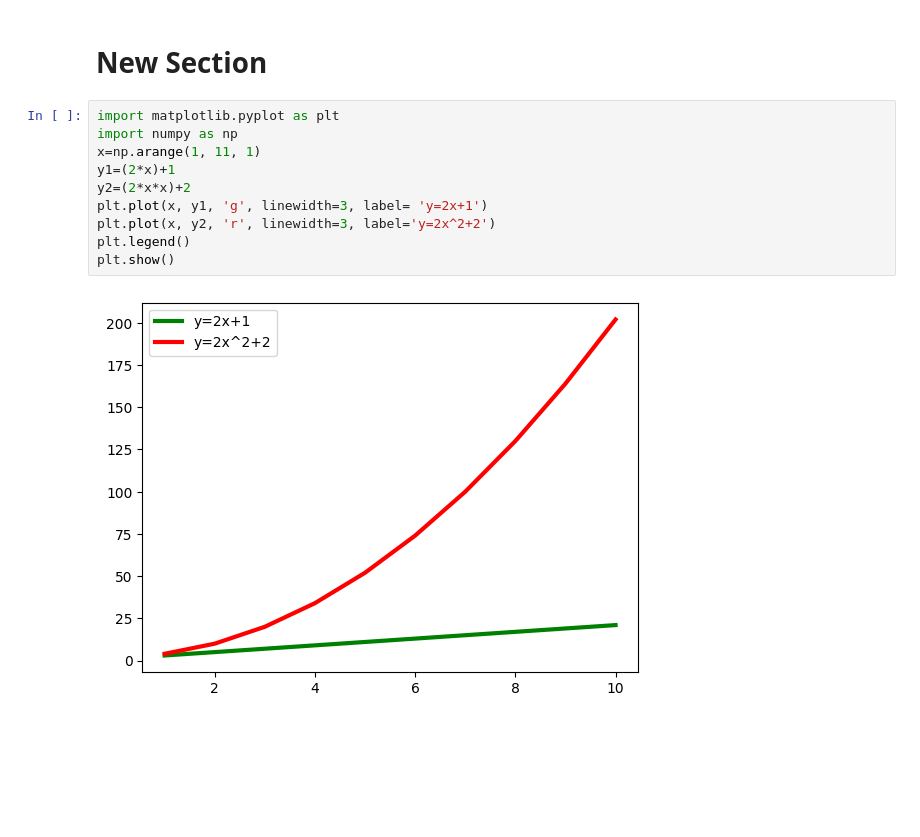
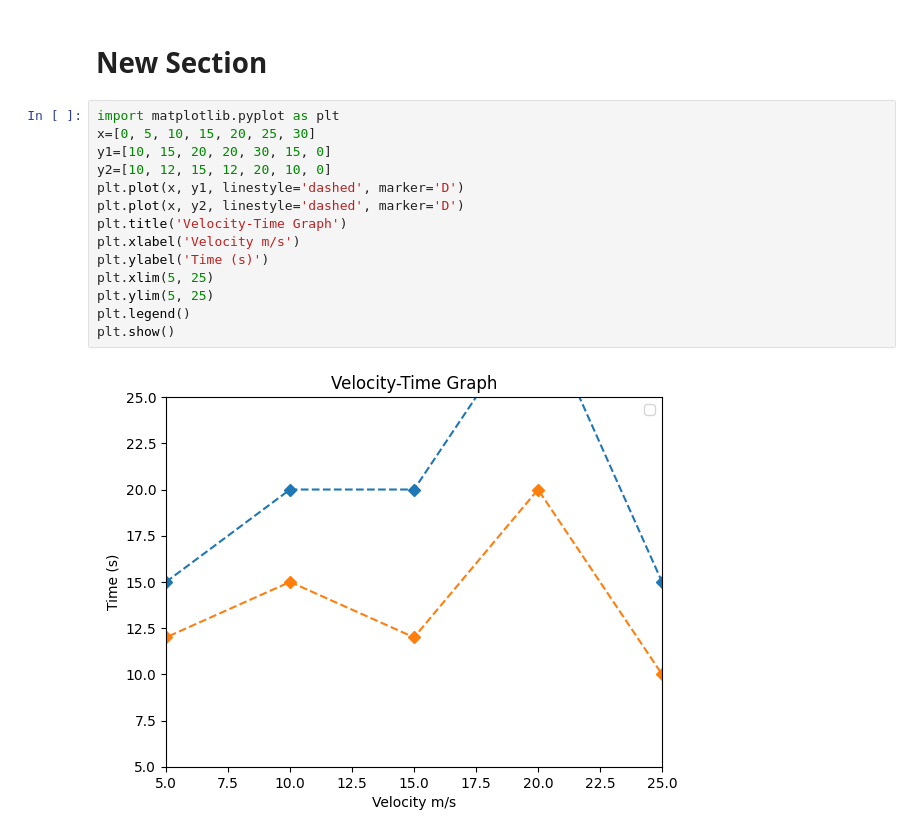
Before and after one commit to wafamahmud/Dataset-all-project-copy, a Jupyter notebook: Welcome_To_Colab.ipynb, the cells around one changed output. Saved outputs shown, nothing was run; the diff lists cells and outputs as text; blank space fills up the shorter version.

Commit message:
line graph 1

```diff
--- a/Welcome_To_Colab.ipynb
+++ b/Welcome_To_Colab.ipynb
@@ -2,15 +2,19 @@
 <a href="https://colab.research.google.com/github/wafamahmud/Dataset-all-project-copy/blob/main/Welcome_To_Colab.ipynb" target="_parent"><img src="https://colab.research.google.com/assets/colab-badge.svg" alt="Open In Colab"/></a>
 # %% [markdown]
 # New Section
-# %%
-import matplotlib.pyplot as plt
-import numpy as np
-x=np.arange(1, 11, 1)
-y1=(2*x)+1
-y2=(2*x*x)+2
-plt.plot(x, y1, 'g', linewidth=3, label= 'y=2x+1')
-plt.plot(x, y2, 'r', linewidth=3, label='y=2x^2+2')
-plt.legend()
-plt.show()
-# %% [output]
-[figure, removed]
+# %%
+import matplotlib.pyplot as plt
+x=[0, 5, 10, 15, 20, 25, 30]
+y1=[10, 15, 20, 20, 30, 15, 0]
+y2=[10, 12, 15, 12, 20, 10, 0]
+plt.plot(x, y1, linestyle='dashed', marker='D')
+plt.plot(x, y2, linestyle='dashed', marker='D')
+plt.title('Velocity-Time Graph')
+plt.xlabel('Velocity m/s')
+plt.ylabel('Time (s)')
+plt.xlim(5, 25)
+plt.ylim(5, 25)
+plt.legend()
+plt.show()
+# %% [output]
+[figure, added]
```
